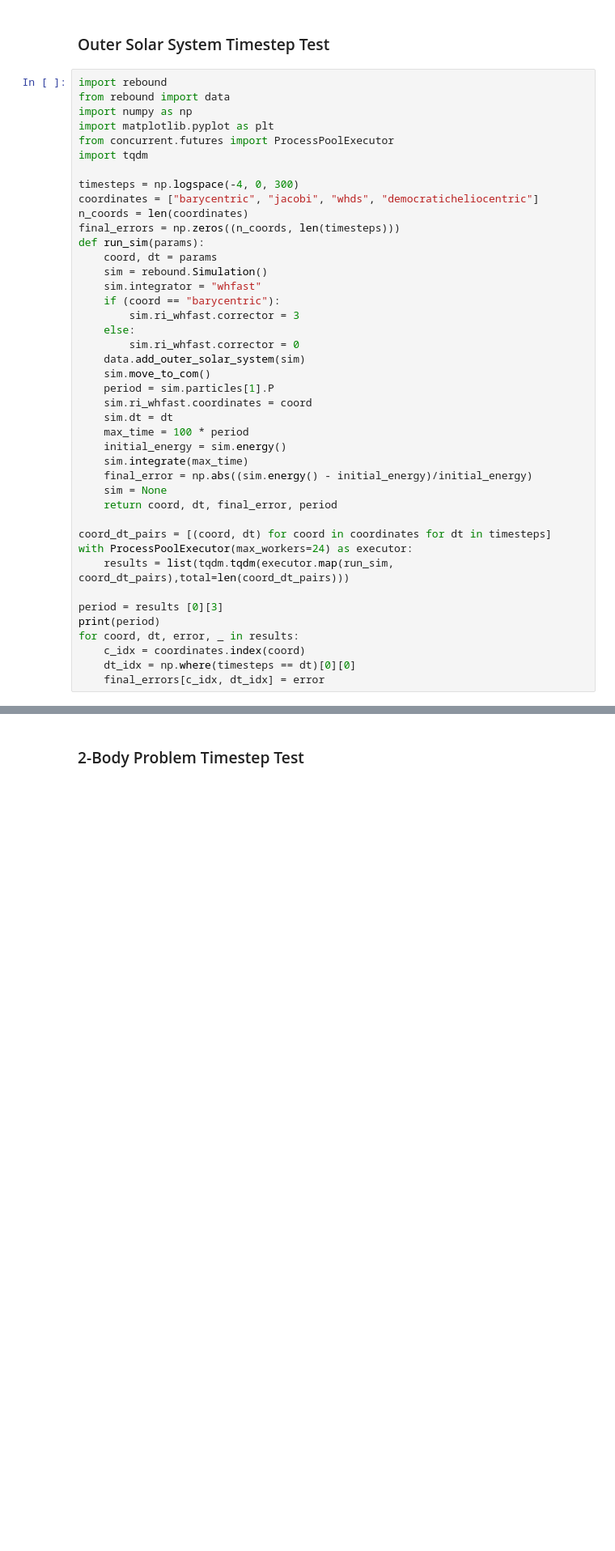
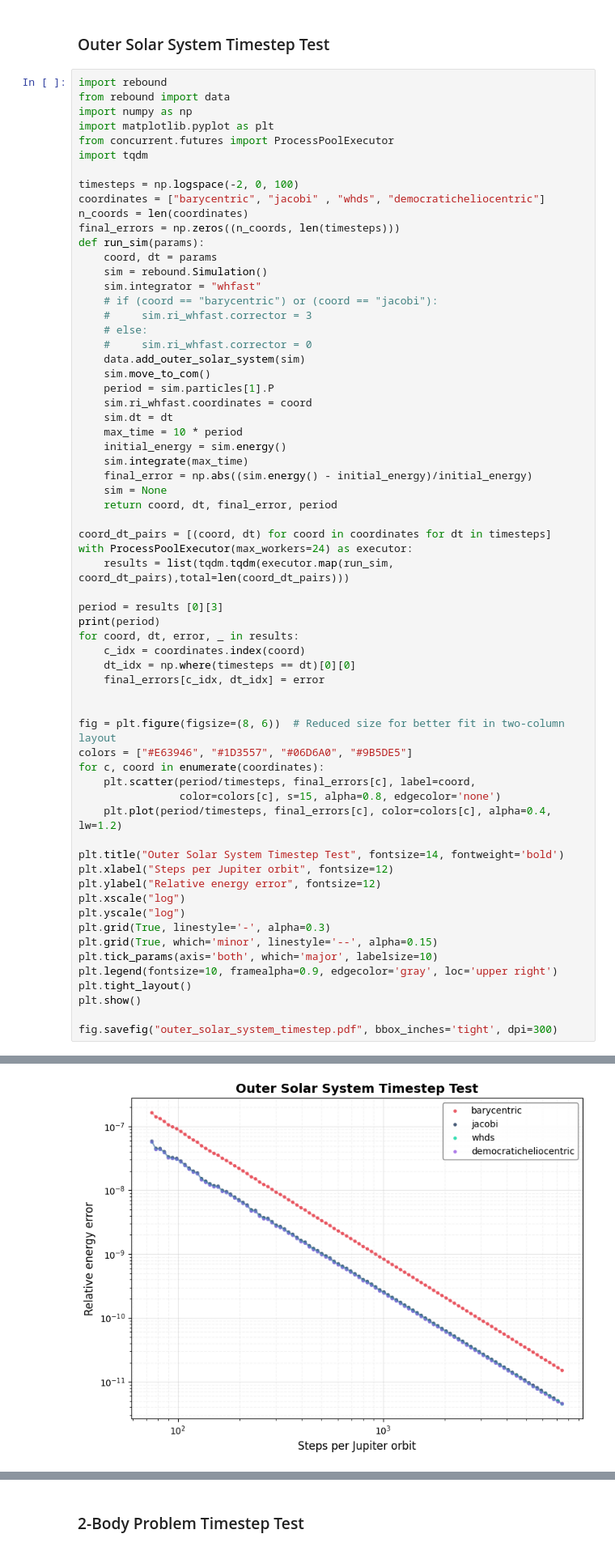
Before and after one commit to luke-wriglesworth/rebound, a Jupyter notebook: barycentric testing/timestep.ipynb, the cells around one changed output, grey strips where cells are left out. Shown: that part at 81% size. Saved outputs shown, nothing was run; the diff lists cells and outputs as text; blank space fills up the shorter version.

```diff
--- a/barycentric testing/timestep.ipynb
+++ b/barycentric testing/timestep.ipynb
@@ -8,39 +8,62 @@ import matplotlib.pyplot as plt
 from concurrent.futures import ProcessPoolExecutor
 import tqdm
 
-timesteps = np.logspace(-4, 0, 300)
-coordinates = ["barycentric", "jacobi", "whds", "democraticheliocentric"]
+timesteps = np.logspace(-2, 0, 100)
+coordinates = ["barycentric", "jacobi" , "whds", "democraticheliocentric"]
 n_coords = len(coordinates)
 final_errors = np.zeros((n_coords, len(timesteps)))
 def run_sim(params):
     coord, dt = params
     sim = rebound.Simulation()
     sim.integrator = "whfast"
-    if (coord == "barycentric"):
-        sim.ri_whfast.corrector = 3
-    else:
-        sim.ri_whfast.corrector = 0
+    # if (coord == "barycentric") or (coord == "jacobi"):
+    #     sim.ri_whfast.corrector = 3
+    # else:
+    #     sim.ri_whfast.corrector = 0
     data.add_outer_solar_system(sim)
     sim.move_to_com()
     period = sim.particles[1].P
     sim.ri_whfast.coordinates = coord
     sim.dt = dt
-    max_time = 100 * period
+    max_time = 10 * period
     initial_energy = sim.energy()
     sim.integrate(max_time)
     final_error = np.abs((sim.energy() - initial_energy)/initial_energy)
     sim = None
     return coord, dt, final_error, period
 
 coord_dt_pairs = [(coord, dt) for coord in coordinates for dt in timesteps]
 with ProcessPoolExecutor(max_workers=24) as executor:
     results = list(tqdm.tqdm(executor.map(run_sim, coord_dt_pairs),total=len(coord_dt_pairs)))
 
 period = results [0][3]
 print(period)
 for coord, dt, error, _ in results:
     c_idx = coordinates.index(coord)
     dt_idx = np.where(timesteps == dt)[0][0]
     final_errors[c_idx, dt_idx] = error
+
+
+fig = plt.figure(figsize=(8, 6))  # Reduced size for better fit in two-column layout
+colors = ["#E63946", "#1D3557", "#06D6A0", "#9B5DE5"]
+for c, coord in enumerate(coordinates):
+    plt.scatter(period/timesteps, final_errors[c], label=coord,
+                color=colors[c], s=15, alpha=0.8, edgecolor='none')
+    plt.plot(period/timesteps, final_errors[c], color=colors[c], alpha=0.4, lw=1.2)
+
+plt.title("Outer Solar System Timestep Test", fontsize=14, fontweight='bold')
+plt.xlabel("Steps per Jupiter orbit", fontsize=12)
+plt.ylabel("Relative energy error", fontsize=12)
+plt.xscale("log")
+plt.yscale("log")
+plt.grid(True, linestyle='-', alpha=0.3)
+plt.grid(True, which='minor', linestyle='--', alpha=0.15)
+plt.tick_params(axis='both', which='major', labelsize=10)
+plt.legend(fontsize=10, framealpha=0.9, edgecolor='gray', loc='upper right')
+plt.tight_layout()
+plt.show()
+
+fig.savefig("outer_solar_system_timestep.pdf", bbox_inches='tight', dpi=300)
 # %% [output]
 74.56162171191815
+[figure, added]
```
Also changed, not shown: parts of 4 cells of this notebook, 19 other files.
